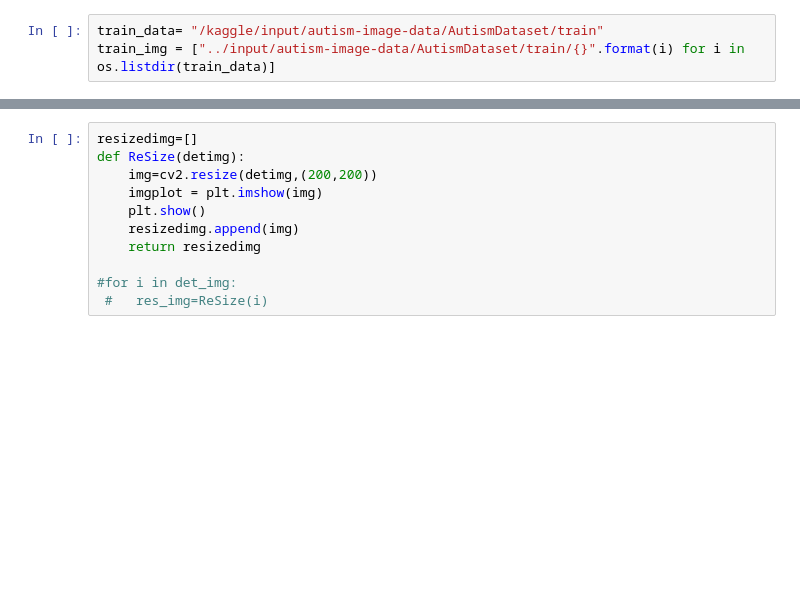
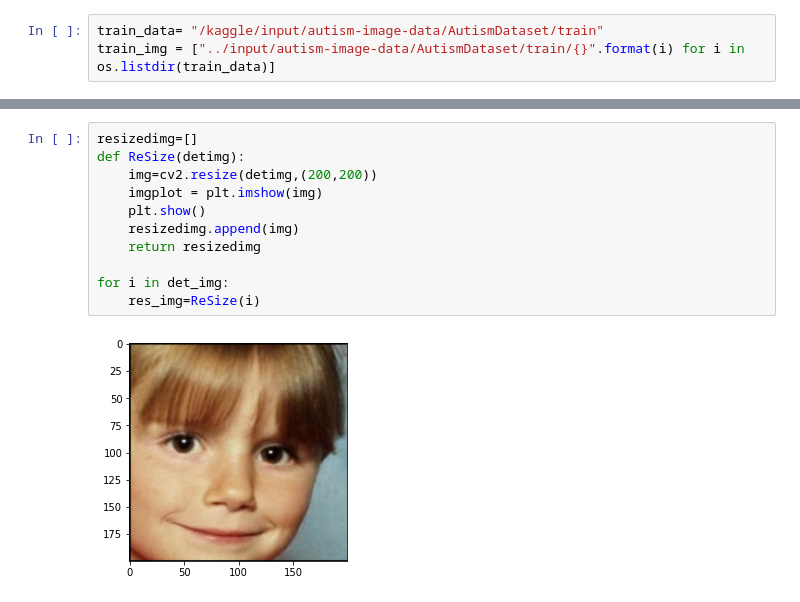
Before and after one commit to GP-Autism-Detection/GraduationProject, a Jupyter notebook: preprocessing-2.ipynb, the cells around one changed output, grey strips where cells are left out. Drawn from its saved outputs; the diff is of its cells as text; blank space fills up the shorter version.

```diff
--- a/preprocessing-2.ipynb
+++ b/preprocessing-2.ipynb
@@ -52,14 +58,16 @@ for i in sample_data:
 # %%
 resizedimg=[]
 def ReSize(detimg):
     img=cv2.resize(detimg,(200,200))
     imgplot = plt.imshow(img)
     plt.show()
     resizedimg.append(img)
     return resizedimg
 
-#for i in det_img:
- #   res_img=ReSize(i)
+for i in det_img:
+    res_img=ReSize(i)
+# %% [output]
+[figure, added]
 # %%
 norm=[]
 def normalize(resimg):
```
Also changed, not shown: parts of 8 cells of this notebook.
